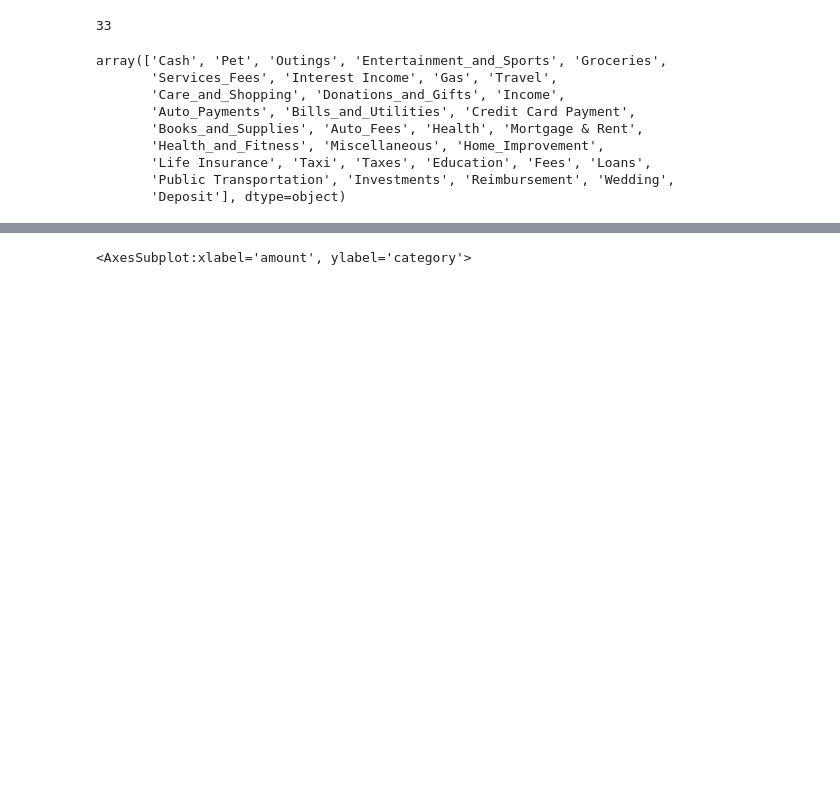
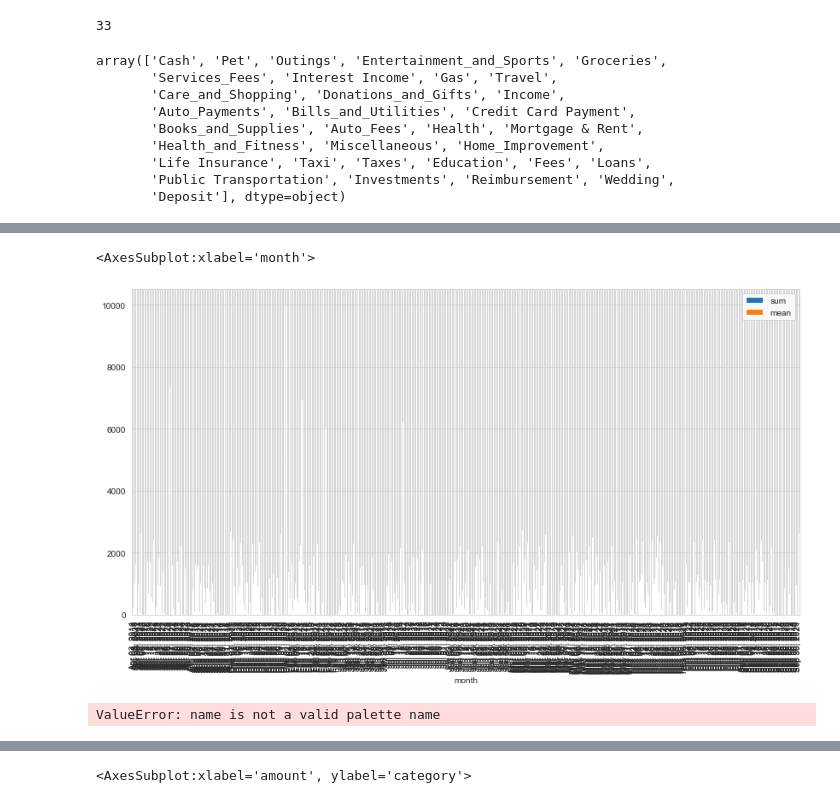
Before and after one commit to Severina7/personal_project, a Jupyter notebook: personal_project.ipynb, the cells around one changed output, grey strips where cells are left out. Cells and saved outputs as stored; diff of their text form; code cells hidden in the pictures; blank space fills up the shorter version.

```diff
--- a/personal_project.ipynb
+++ b/personal_project.ipynb
@@ -655,0 +549,2 @@ transactions.head()
+# %%
+transactions['month'] = transactions.index.strftime('%b %d, %Y')
@@ -655,0 +607,2 @@ transactions.head()
+# %%
+income['month'] = income.index.strftime('%b %d, %Y')
@@ -655,0 +619,9 @@ transactions.head()
+# %%
+income.amount.agg(['sum', 'mean']).plot(kind='bar', figsize=(14, 7), legend=True)
+# %% [output]
+<AxesSubplot:xlabel='month'>
+[figure, added]
+# %%
+sns.color_palette('name')
+# %% [output]
+ValueError: name is not a valid palette name
```
Also changed, not shown: parts of 61 cells of this notebook.
